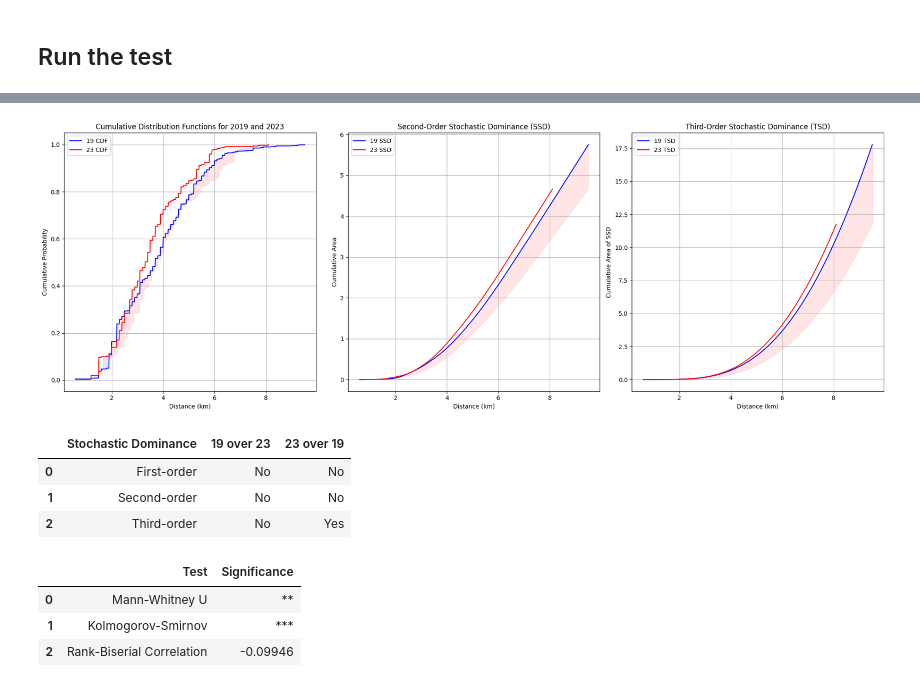
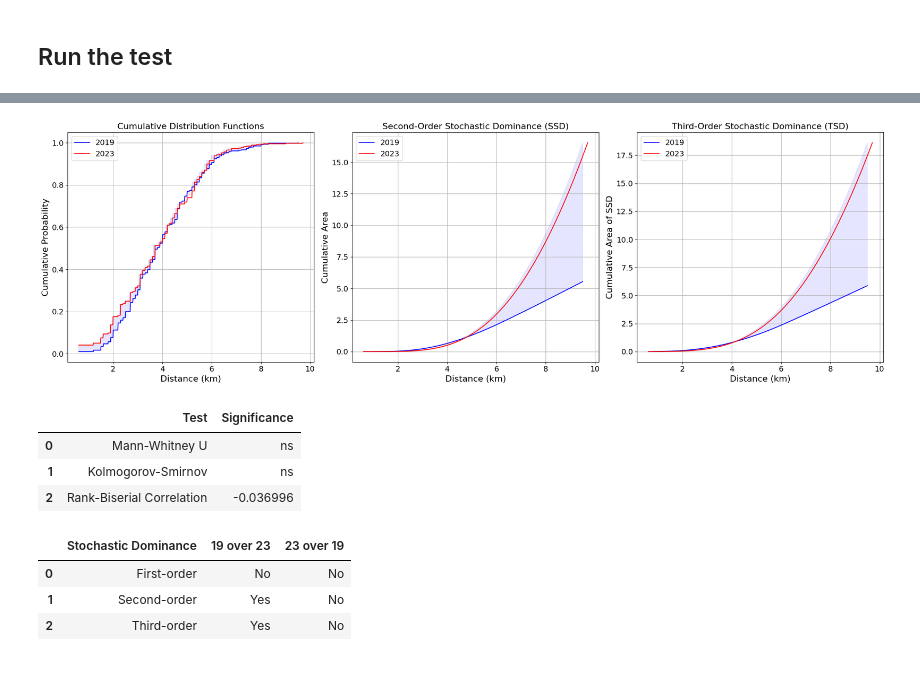
Before and after one commit to SahputraS/Bike-Sharing-Network, a Jupyter notebook: boston street analysis - Copy.ipynb, the cells around one changed output, grey strips where cells are left out. Cells and saved outputs as stored; diff of their text form; code cells hidden in the pictures.

```diff
--- a/boston street analysis - Copy.ipynb
+++ b/boston street analysis - Copy.ipynb
@@ -809,15 +848,17 @@ def calculate_mad(data):
     mad = np.median(absolute_deviations)
     return mad
 # %%
-def calculate_cdf(data, numbins=1000):
-    cdf = cumfreq(data, numbins=numbins)
-    x = cdf.lowerlimit + np.linspace(0, cdf.binsize * cdf.cumcount.size, cdf.cumcount.size)
-    y = cdf.cumcount / cdf.cumcount.max()
+def calculate_cdf(data, num_bins=1000):
+    counts, bin_edges = np.histogram(data, bins=num_bins, density=False)
+    cumulative_counts = np.cumsum(counts)
+    y = cumulative_counts / cumulative_counts[-1]
+    x = bin_edges[1:]
     return x, y
 
+from scipy.integrate import cumulative_trapezoid
 def calculate_integrals(x, y):
-    integral_1 = np.cumsum(y * np.gradient(x))
-    integral_2 = np.cumsum(integral_1 * np.gradient(x))
+    integral_1 = cumulative_trapezoid(y, x, initial=0)
+    integral_2 = cumulative_trapezoid(integral_1, x, initial=0)
     return integral_1, integral_2
 
 def check_stochastic_dominance(x1, y1, x2, y2):
@@ -877,7 +921,7 @@ def plot_sd(x1, y1, x2, y2):
     plt.tight_layout()
     plt.show()
 # %%
-def stat_tests(dd1, dd2, column, plot_dominance=True, mutest=False):
+def stat_tests(dd1, dd2, column, label, plot_dominance=True, mutest=False):
     if mutest:
         # Mann-Whitney U Test only
         u_stat, u_p_value = mannwhitneyu(dd1[column], dd2[column], alternative='two-sided')
@@ -928,7 +972,7 @@ def stat_tests(dd1, dd2, column, plot_dominance=True, mutest=False):
         test_df = pd.DataFrame(test_results)
 
         if plot_dominance:
-            plot_sd(x1, cdf1, x2, cdf2)
+            plot_sd(x1, cdf1, x2, cdf2, label)
 
         return test_df, dominance_df
 # %% [markdown]
@@ -1000,8 +1047,8 @@ def fligner_test (df_short, df_med, df_long, label):
 ## Run the test
 # %%
 ## CHANGE HOUR AND MONTH
-hour =  range(7,11)
-# hour =  range(19,21)
+# hour =  range(7,11)
+hour =  range(16,21)
 
 # month = [5,9,10]
 month = range(6,9)
@@ -1011,16 +1058,13 @@ boston_all = aggregate_time_groups(all_distance, hour, month, None, median_calc
 # %%
 ## CHANGE THIS PART
 
-# dd1 = boston_target[boston_target['year']==2019]
-# dd2 = boston_target[boston_target['year']==2023]
-# labels = ['2019', '2023']
+dd1 = boston_target[boston_target['year']==2019]
+dd2 = boston_target[boston_target['year']==2023]
+labels = ['2019', '2023']
 
 
-# dd1 = boston_all[boston_all['year']==2023]
-# dd2 = boston_target[boston_target['year']==2023]
-# labels = ['all', 'target']
 
-dd1 = boston_all[boston_all['year']==2019]
-dd2 = boston_all[boston_all['year']==2023]
-labels = ['2019', '2023']
+# dd1 = boston_all[boston_all['year']==2019]
+# dd2 = boston_all[boston_all['year']==2023]
+# labels = ['2019', '2023']
 # %%
@@ -1030,21 +1077,21 @@ p1, p2 = plot_trip_distances(dd1, dd2, 'distance (km)', labels, hour)
 # %%
-test_df, dominance_df = stat_tests(dd1, dd2, 'distance (km)')
+test_df, dominance_df = stat_tests(dd1, dd2, 'distance (km)', labels)
 # %% [output]
-[figure, old version]
+[figure, new version]
-# %%
-dominance_df
-# %% [output]
-|  | Stochastic Dominance | 19 over 23 | 23 over 19 |
-| 0 | First-order | No | No |
-| 1 | Second-order | No | No |
-| 2 | Third-order | No | Yes |
-# %%
-test_df
-# %% [output]
-|  | Test | Significance |
-| 0 | Mann-Whitney U | ** |
-| 1 | Kolmogorov-Smirnov | *** |
-| 2 | Rank-Biserial Correlation | -0.09946 |
+# %%
+test_df
+# %% [output]
+|  | Test | Significance |
+| 0 | Mann-Whitney U | ns |
+| 1 | Kolmogorov-Smirnov | ns |
+| 2 | Rank-Biserial Correlation | -0.036996 |
+# %%
+dominance_df
+# %% [output]
+|  | Stochastic Dominance | 19 over 23 | 23 over 19 |
+| 0 | First-order | No | No |
+| 1 | Second-order | Yes | No |
+| 2 | Third-order | Yes | No |
 # %%
 dd_f1, dd_short1, dd_med1, dd_long1 = speed_categorization(dd1, short_boundary, long_boundary)
 dd_f2, dd_short2, dd_med2, dd_long2 = speed_categorization(dd2, short_boundary, long_boundary)
```
Also changed, not shown: parts of 47 cells of this notebook.
